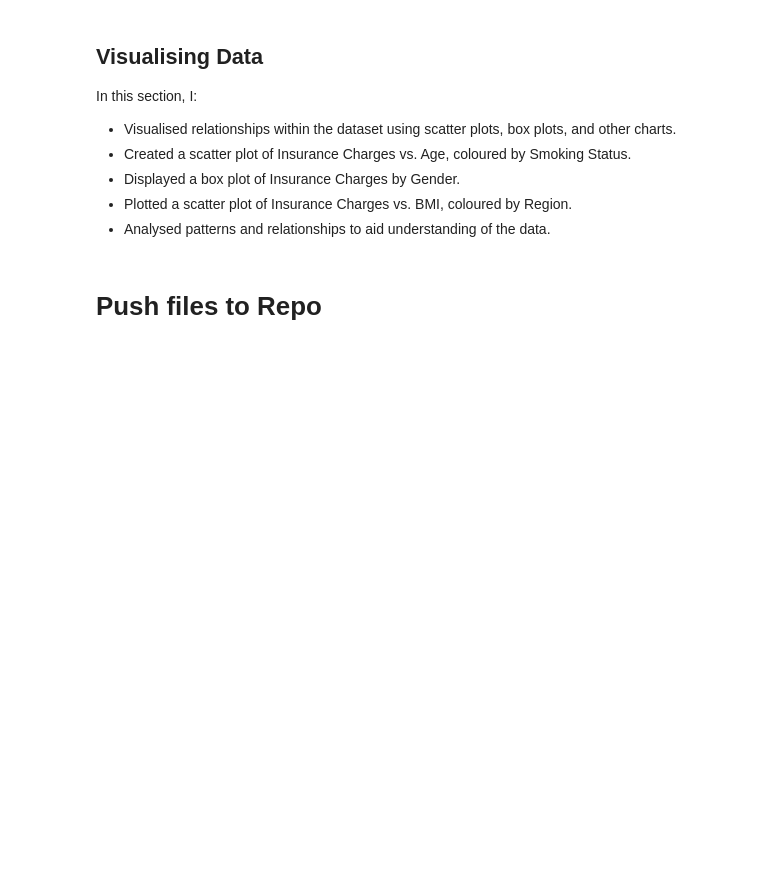
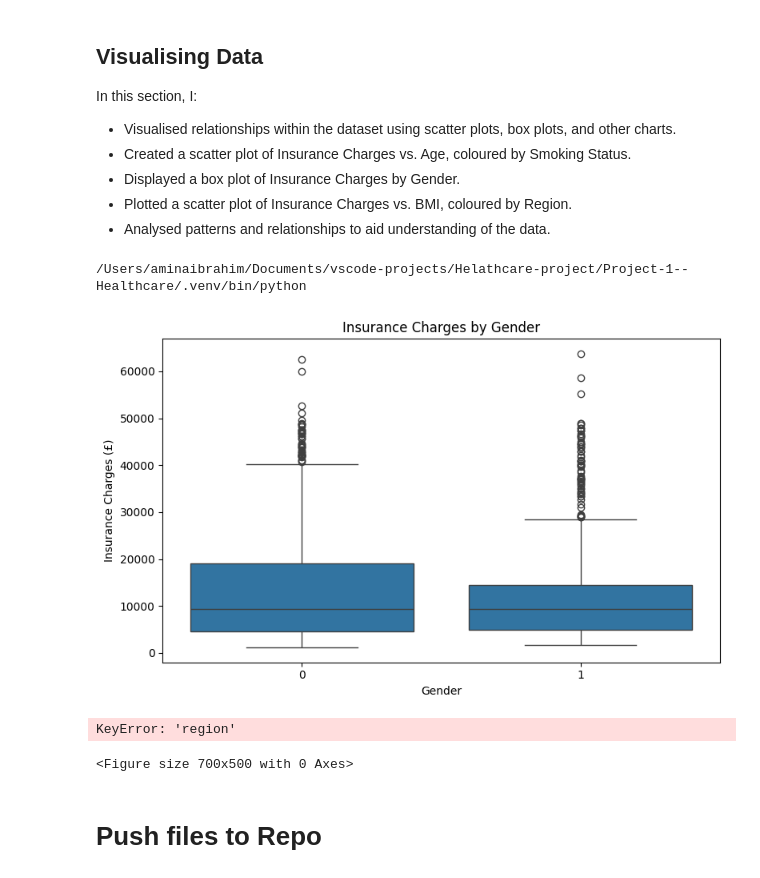
Before and after one commit to Doubleaai/Project-1--Healthcare, a Jupyter notebook: jupyter_notebooks/Notebook_Template.ipynb, the cells around one changed output. Saved outputs shown, nothing was run; the diff lists cells and outputs as text; code cells hidden in the pictures; blank space fills up the shorter version.

```diff
--- a/jupyter_notebooks/Notebook_Template.ipynb
+++ b/jupyter_notebooks/Notebook_Template.ipynb
@@ -177,0 +181,5 @@ In this section, I:
+# %%
+import sys
+print(sys.executable)
+# %% [output]
+/Users/aminaibrahim/Documents/vscode-projects/Helathcare-project/Project-1--Healthcare/.venv/bin/python
@@ -178,3 +197,32 @@ In this section, I:
+# %%
+# Boxplot of Insurance Charges by Gender
+plt.figure(figsize=(8, 5))  # Set figure size
+
+sns.boxplot(x='sex', y='charges', data=df)
+plt.title('Insurance Charges by Gender')
+plt.xlabel('Gender')
+plt.ylabel('Insurance Charges (£)')
+
+plt.tight_layout()
+plt.show()
+# %% [output]
+[figure, added]
+# %%
+plt.figure(figsize=(7, 5))
+
+# Calculate average charges per region
+avg_charges = df.groupby('region')['charges'].mean().reset_index()
+
+# Plot bar chart
+sns.barplot(x='region', y='charges', data=avg_charges)
+plt.title('Average Insurance Charges by Region')
+plt.xlabel('Region')
+plt.ylabel('Average Charges (£)')
+plt.tight_layout()
+plt.show()
+# %% [output]
+KeyError: 'region'
+<Figure size 700x500 with 0 Axes>
 # %% [markdown]
 # Push files to Repo
 # %% [markdown]
```
Also changed, not shown: parts of 2 cells of this notebook.
